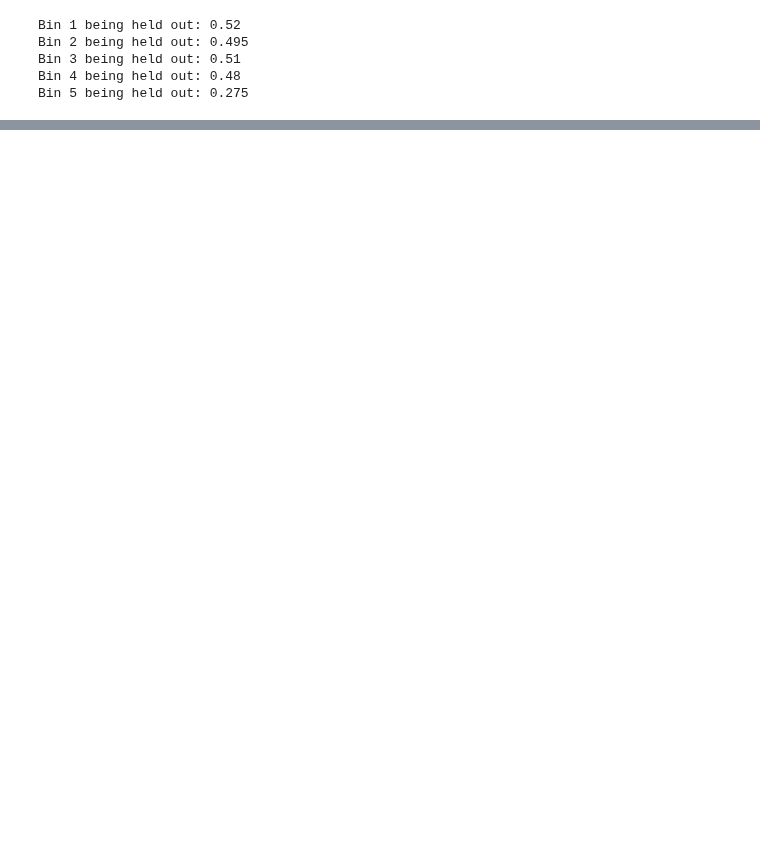
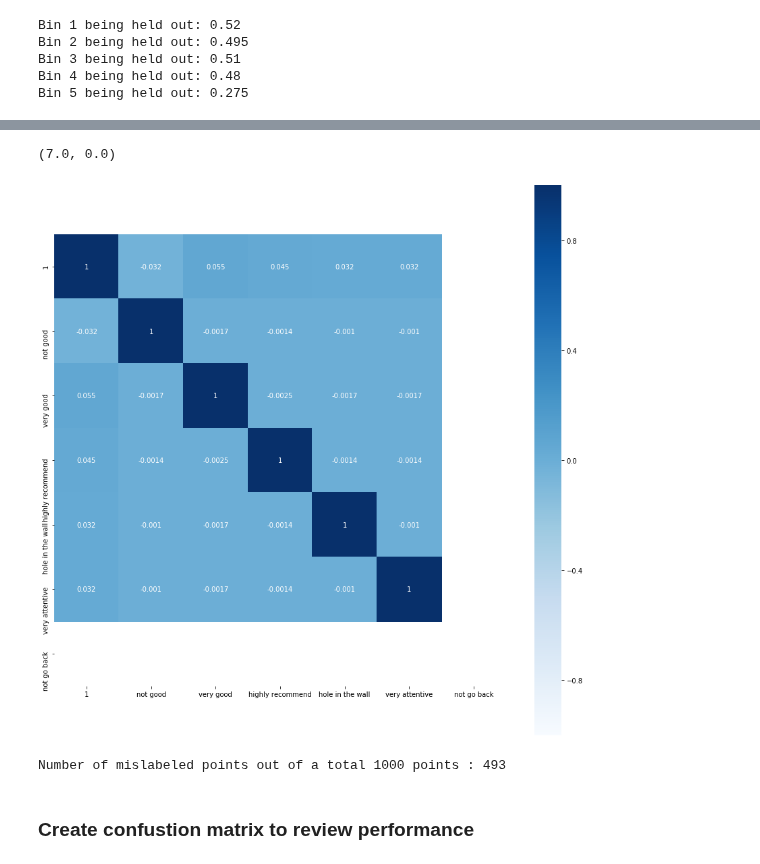
Before and after one commit to mrkjhsn/Thinkful-Exercises, a Jupyter notebook: sentiment_analysis_with_Naive_bayes.ipynb, the cells around one changed output, grey strips where cells are left out. Cells and saved outputs as stored; diff of their text form; code cells hidden in the pictures; blank space fills up the shorter version.

```diff
--- a/sentiment_analysis_with_Naive_bayes.ipynb
+++ b/sentiment_analysis_with_Naive_bayes.ipynb
@@ -225,0 +211,19 @@ these don't agree with the sklearn cross_val_score above
+# %%
+reviews = pd.read_csv('data\\sentiment labelled sentences\\yelp_labelled.txt', delimiter= '\t', header=None)
+# %%
+keywords = ['not good',
+           'very good',
+           'highly recommend',
+           'hole in the wall',
+           'very attentive',
+           'not go back']
+
+# create column for each keyword above
+# return bool value if keyword found
+for key in keywords:
+    reviews[str(key)] = reviews[0].str.contains(
+        ' ' + str(key) + ' ',
+        case=False)
+
+# convert spam column into boolean
+reviews[1] = (reviews[1] == 1)
@@ -225,0 +239,14 @@ these don't agree with the sklearn cross_val_score above
+# %%
+# visualize how well specific keywords perform
+plt.figure(figsize=(15, 15))
+
+ax = sns.heatmap(reviews.corr(),
+                 vmin=-1, vmax=1, center=0,
+                 square=True, annot=True,
+                 cmap="Blues")
+
+bottom, top = ax.get_ylim()
+ax.set_ylim(bottom + 0.5, top - 0.5)
+# %% [output]
+(7.0, 0.0)
+[figure, added]
@@ -225,0 +270,9 @@ these don't agree with the sklearn cross_val_score above
+# %%
+# Display our results.
+print("Number of mislabeled points out of a total {} points : {}".format(
+    data.shape[0],
+    (target != y_pred).sum()))
+# %% [output]
+Number of mislabeled points out of a total 1000 points : 493
+# %% [markdown]
+### Create confustion matrix to review performance
```
Also changed, not shown: parts of 206 cells of this notebook.
